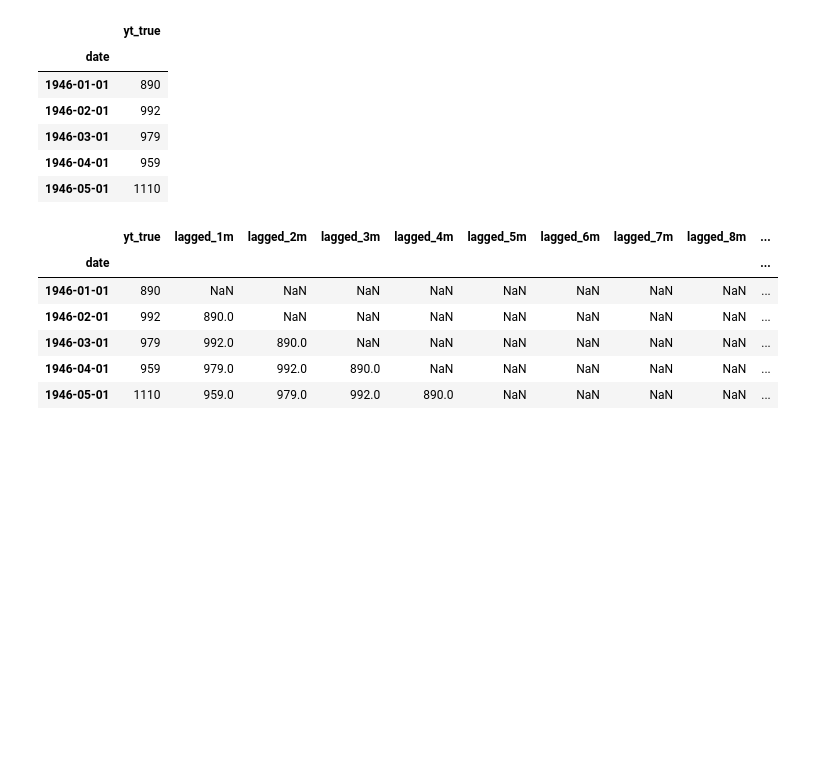
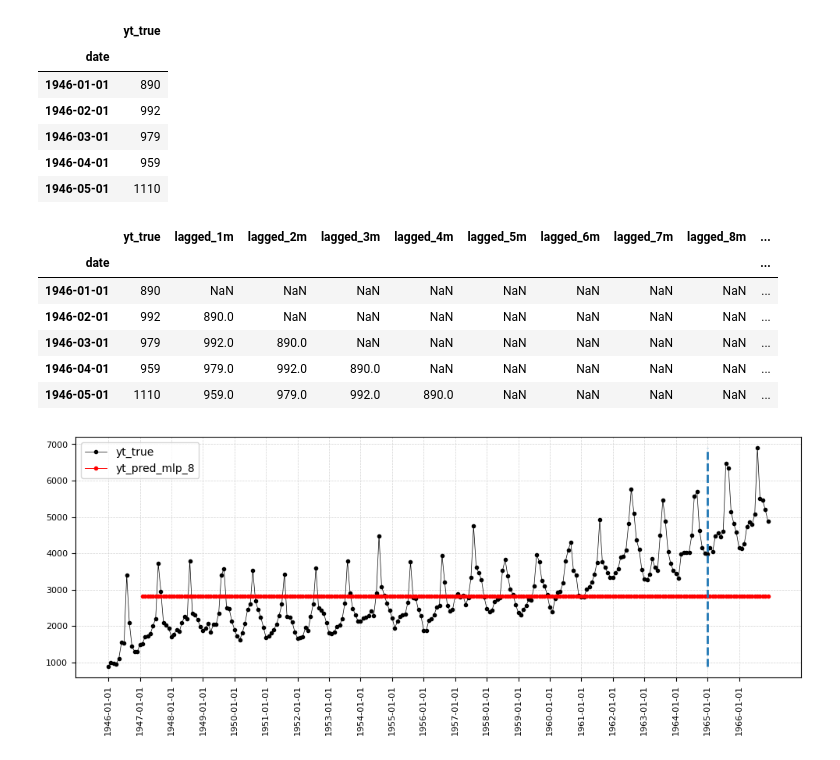
Before and after one commit to 2025-2-predictiva/PRE-13-prediccion-basica-series-de-tiempo-StephanosDaza, a Jupyter notebook: homework/homework_4.ipynb, the cells around one changed output. Drawn from its saved outputs; the diff is of its cells as text; code cells hidden in the pictures; blank space fills up the shorter version.

Commit message:
Taller 13 Predicción Series de Tiempo

```diff
--- a/homework/homework_4.ipynb
+++ b/homework/homework_4.ipynb
@@ -44,3 +44,8 @@ df_orig.head()
 | 1946-03-01 | 979 | 992.0 | 890.0 | NaN | NaN | NaN | NaN | NaN | NaN | ... |
 | 1946-04-01 | 959 | 979.0 | 992.0 | 890.0 | NaN | NaN | NaN | NaN | NaN | ... |
 | 1946-05-01 | 1110 | 959.0 | 979.0 | 992.0 | 890.0 | NaN | NaN | NaN | NaN | ... |
+# %%
+#
+# Remoción de los valores faltantes
+#
+df_dropna = df_orig.dropna()
@@ -46,0 +68,33 @@ df_orig.head()
+# %%
+#
+# Pronostico usando una red neuronal tipo MLP
+#
+from sklearn.neural_network import MLPRegressor  #  type: ignore
+
+
+def create_pipeline(hidden):
+
+    return MLPRegressor(
+        hidden_layer_sizes=(hidden,),
+        activation="logistic",
+        learning_rate="adaptive",
+        momentum=0.01,
+        learning_rate_init=0.2,
+        max_iter=10000,
+        random_state=123456,
+    )
+# %%
+
+# Entrenamiento y pronostico
+#
+hidden = 8
+pipeline = create_pipeline(hidden=hidden)
+pipeline.fit(X_train, y_train)
+df_dropna[f"yt_pred_mlp_{hidden}"] = pipeline.predict(X_complete)
+df_orig.loc[df_dropna.index, f"yt_pred_mlp_{hidden}"] = df_dropna[
+    f"yt_pred_mlp_{hidden}"
+]
+
+functions.plot_time_series(df=df_orig, yt_col="yt_true")
+# %% [output]
+[figure, added]
```
Also changed, not shown: parts of 2 cells of this notebook, 7 other files.
